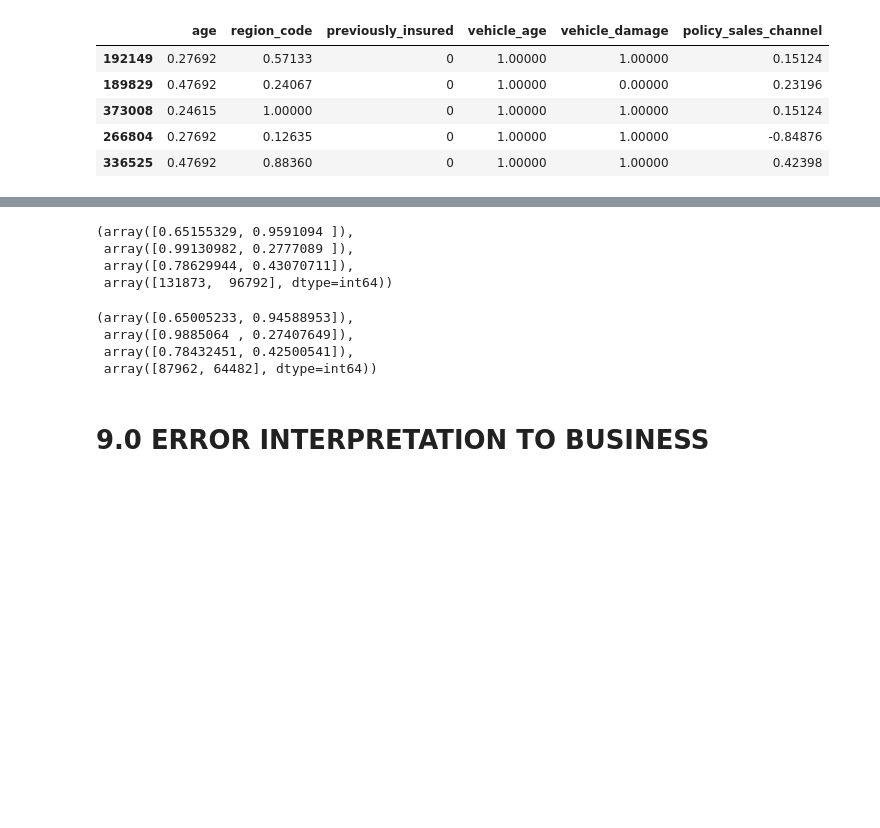
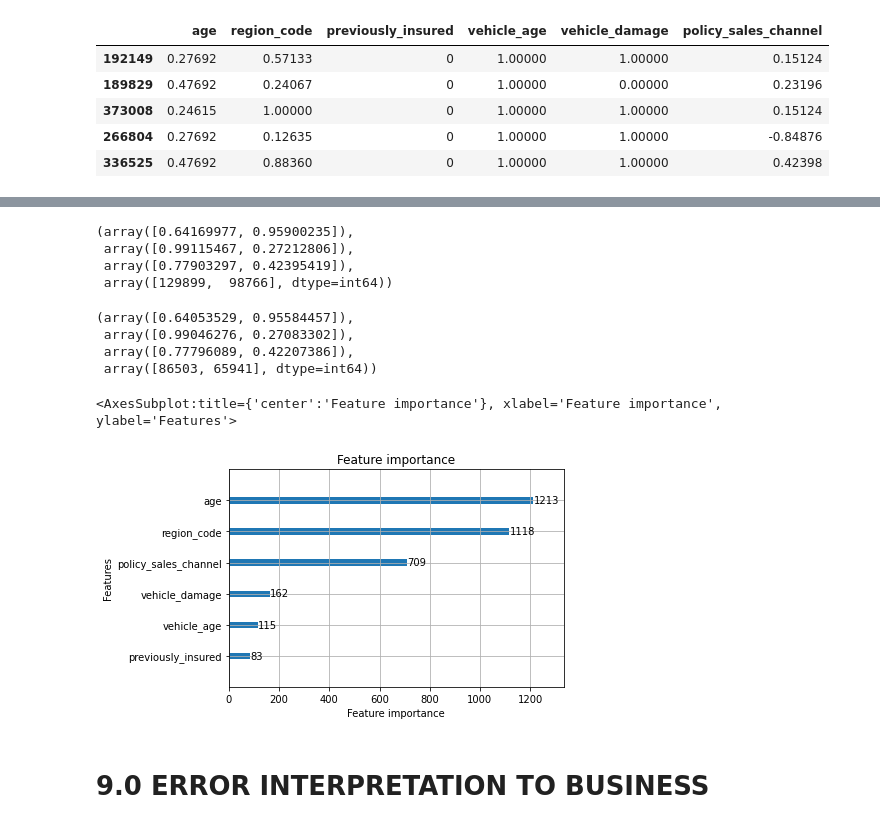
Before and after one commit to ViniciusKos/insurance_cross, a Jupyter notebook: insurance_cross_sell.ipynb, the cells around one changed output, grey strips where cells are left out. Saved outputs shown, nothing was run; the diff lists cells and outputs as text; code cells hidden in the pictures; blank space fills up the shorter version.

```diff
--- a/insurance_cross_sell.ipynb
+++ b/insurance_cross_sell.ipynb
@@ -1020,19 +1041,25 @@ Xholdout1.head()
 # %%
-testpred=lgbm.predict(Xtrain1)
+testpred=lgbm_final.predict(Xtrain1)
 precision_recall_fscore_support(testpred,ytrain)
 # %% [output]
-(array([0.65155329, 0.9591094 ]),
- array([0.99130982, 0.2777089 ]),
- array([0.78629944, 0.43070711]),
- array([131873,  96792], dtype=int64))
+(array([0.64169977, 0.95900235]),
+ array([0.99115467, 0.27212806]),
+ array([0.77903297, 0.42395419]),
+ array([129899,  98766], dtype=int64))
 # %%
-testpred=lgbm.predict(Xholdout1)
+testpred=lgbm_final.predict(Xholdout1)
 precision_recall_fscore_support(testpred,holdout['Response'])
 # %% [output]
-(array([0.65005233, 0.94588953]),
- array([0.9885064 , 0.27407649]),
- array([0.78432451, 0.42500541]),
- array([87962, 64482], dtype=int64))
+(array([0.64053529, 0.95584457]),
+ array([0.99046276, 0.27083302]),
+ array([0.77796089, 0.42207386]),
+ array([86503, 65941], dtype=int64))
+# %%
+from lightgbm import plot_importance
+plot_importance(lgbm_final)
+# %% [output]
+<AxesSubplot:title={'center':'Feature importance'}, xlabel='Feature importance', ylabel='Features'>
+[figure, added]
 # %% [markdown]
 # 9.0 ERROR INTERPRETATION TO BUSINESS
 # %%
```
Also changed, not shown: parts of 11 cells of this notebook.
